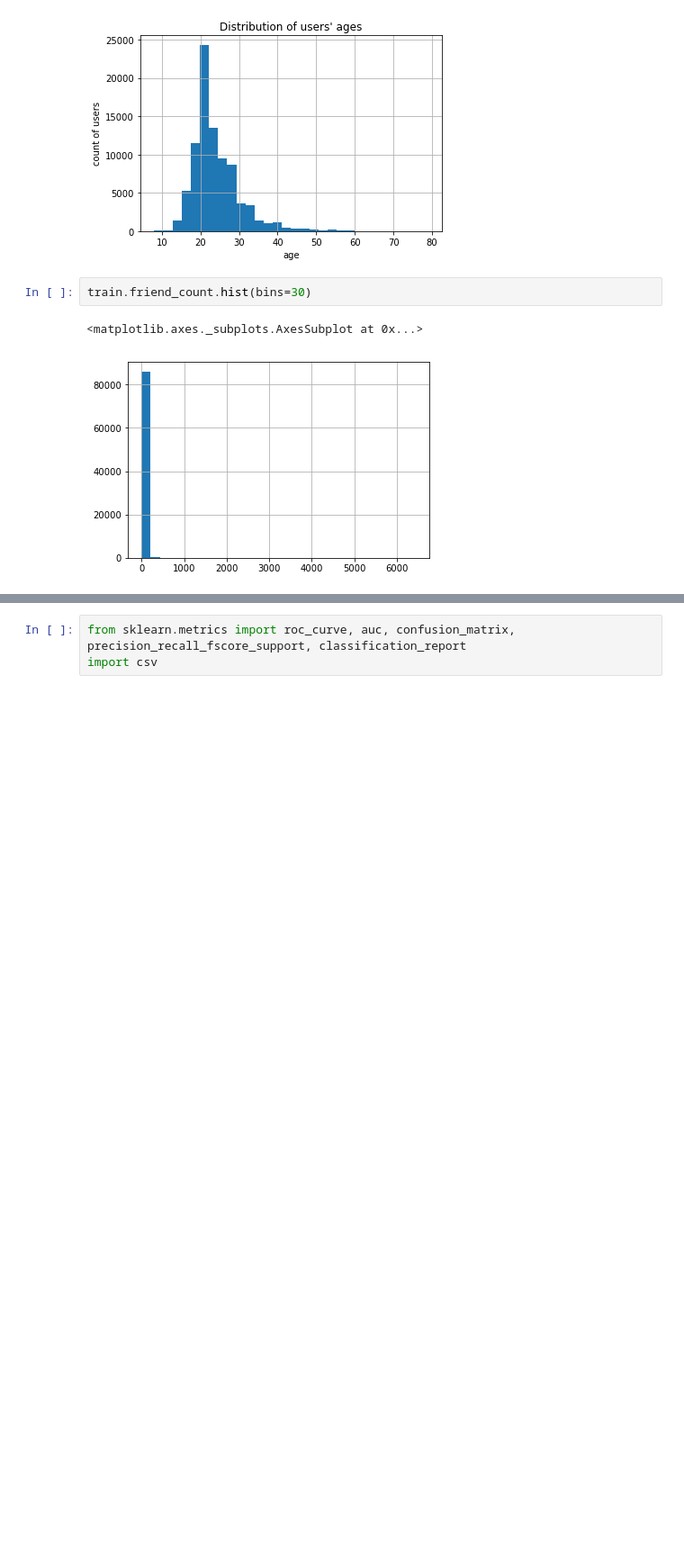
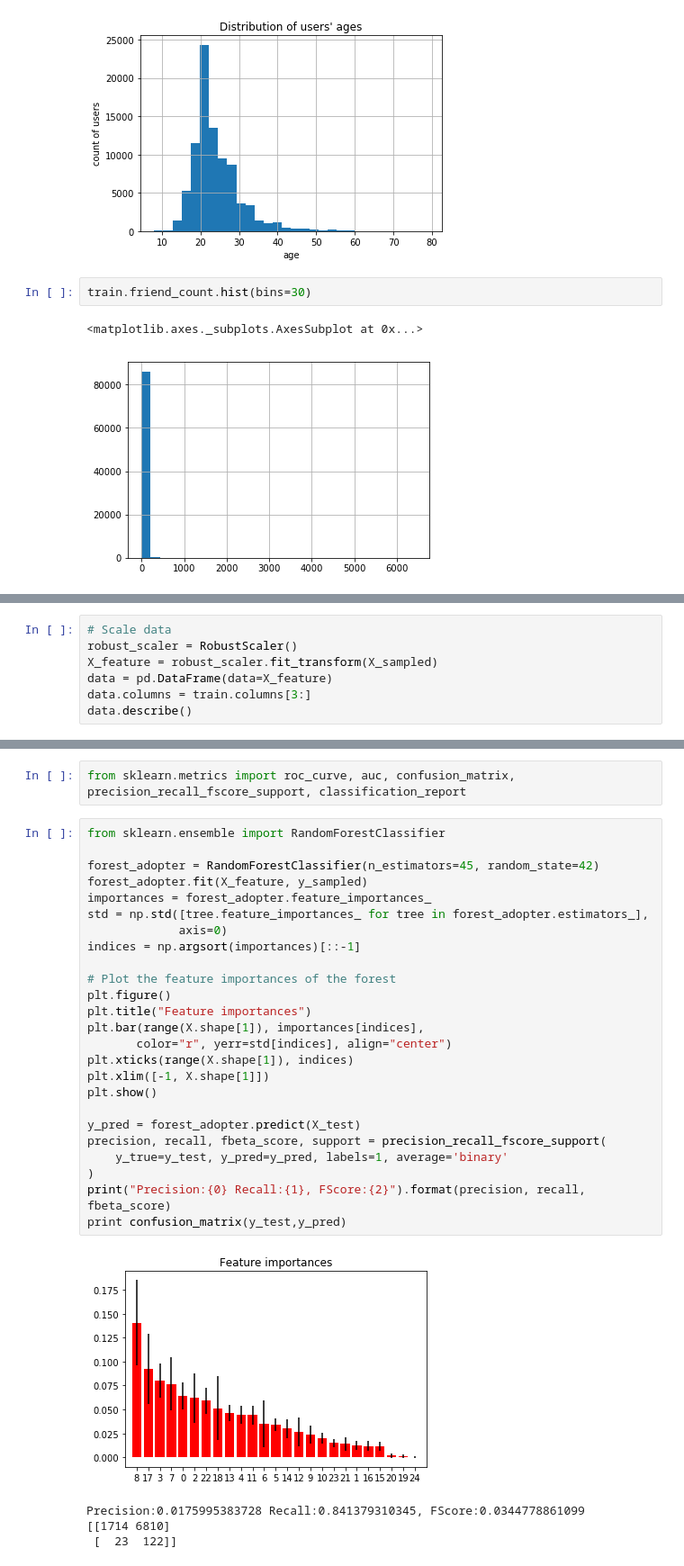
Before and after one commit to randorfer/adopterLearn, a Jupyter notebook: Song_Adopter_Challenge.ipynb, the cells around one changed output, grey strips where cells are left out. Shown at 90% size. Saved outputs shown, nothing was run; the diff lists cells and outputs as text; blank space fills up the shorter version.

```diff
--- a/Song_Adopter_Challenge.ipynb
+++ b/Song_Adopter_Challenge.ipynb
@@ -114,0 +131,7 @@ data.describe()
+# %%
+# Scale data
+robust_scaler = RobustScaler()
+X_feature = robust_scaler.fit_transform(X_sampled)
+data = pd.DataFrame(data=X_feature)
+data.columns = train.columns[3:]
+data.describe()
@@ -115,4 +149,33 @@ data.describe()
 # %%
 from sklearn.metrics import roc_curve, auc, confusion_matrix, precision_recall_fscore_support, classification_report
-import csv
+# %%
+from sklearn.ensemble import RandomForestClassifier
+
+forest_adopter = RandomForestClassifier(n_estimators=45, random_state=42)
+forest_adopter.fit(X_feature, y_sampled)
+importances = forest_adopter.feature_importances_
+std = np.std([tree.feature_importances_ for tree in forest_adopter.estimators_],
+             axis=0)
+indices = np.argsort(importances)[::-1]
+
+# Plot the feature importances of the forest
+plt.figure()
+plt.title("Feature importances")
+plt.bar(range(X.shape[1]), importances[indices],
+       color="r", yerr=std[indices], align="center")
+plt.xticks(range(X.shape[1]), indices)
+plt.xlim([-1, X.shape[1]])
+plt.show()
+
+y_pred = forest_adopter.predict(X_test)
+precision, recall, fbeta_score, support = precision_recall_fscore_support(
+    y_true=y_test, y_pred=y_pred, labels=1, average='binary'
+)
+print("Precision:{0} Recall:{1}, FScore:{2}").format(precision, recall, fbeta_score)
+print confusion_matrix(y_test,y_pred)
+# %% [output]
+[figure, added]
+Precision:0.0175995383728 Recall:0.841379310345, FScore:0.0344778861099
+[[1714 6810]
+ [  23  122]]
 # %%
```
Also changed, not shown: parts of 16 cells of this notebook, 6 other files.
